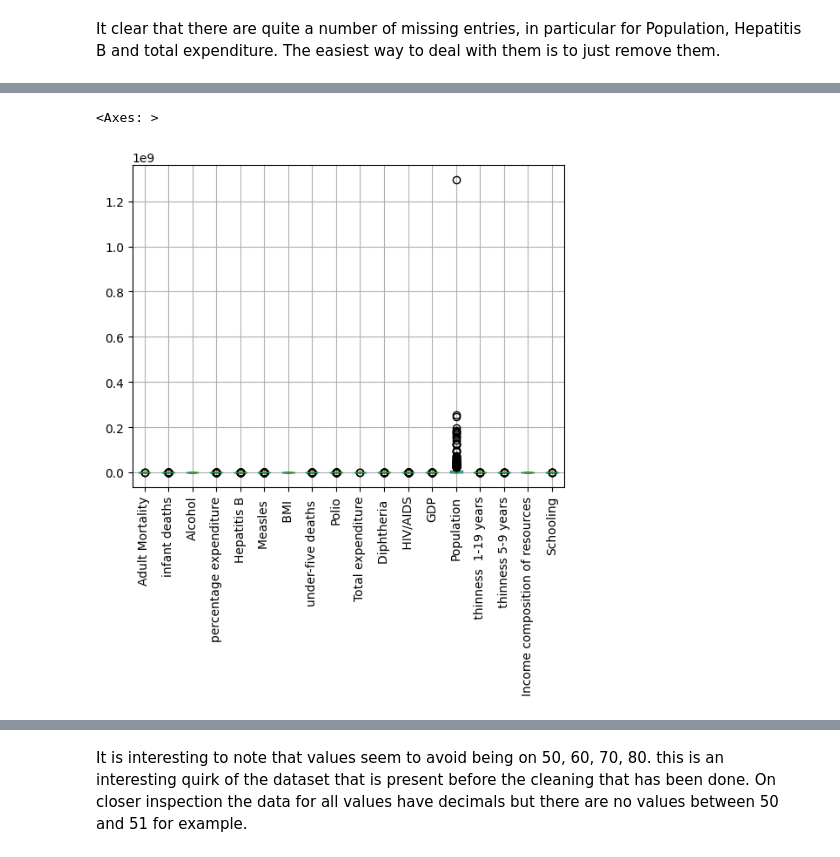
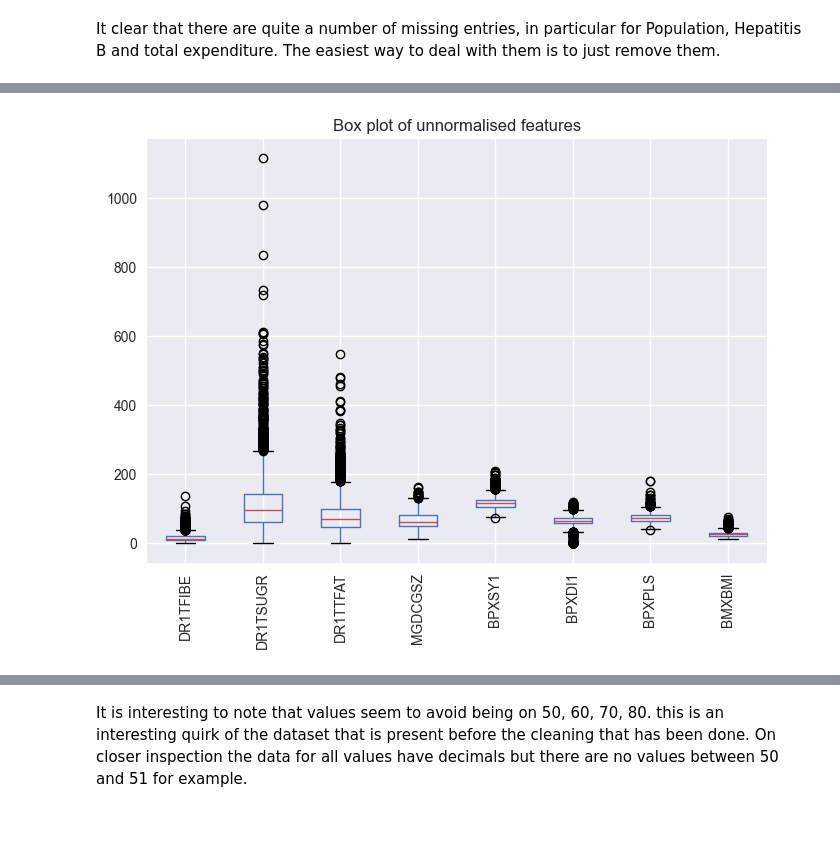
Before and after one commit to JoeOliverEvans/NHANES_PCA, a Jupyter notebook: main.ipynb, the cells around one changed output, grey strips where cells are left out. Cells and saved outputs as stored; diff of their text form; code cells hidden in the pictures; blank space fills up the shorter version.

```diff
--- a/main.ipynb
+++ b/main.ipynb
@@ -52,6 +33,6 @@ df.plot.scatter("Life expectancy ", "Year")
 # %% [markdown]
 Now remove certain columns from the original dataframe.
 # %%
-df_cleaned = df.drop(["Status", "Country"], axis=1)
+df_cleaned = df#.drop(["Status", "Country"], axis=1)
 df_cleaned
 # %% [output]
@@ -92,8 +67,12 @@ dtype: int64
 It clear that there are quite a number of missing entries, in particular for Population, Hepatitis B and total expenditure. The easiest way to deal with them is to just remove them.
 # %%
 df_cleaned = df_cleaned.dropna()
-plt.hist(df_cleaned["Year"],bins=15)
-df_cleaned = df_cleaned[df_cleaned["Year"]>2010]
-df_cleaned = df_cleaned.drop("Year", axis=1)
+plt.hist(df_cleaned["BPXSY1"],bins=15)
+'''df_cleaned = df_cleaned[df_cleaned["Year"]==2014]
+df_cleaned = df_cleaned.drop("Year", axis=1)'''
+df_cleaned.plot.scatter("BPXPLS", "MGDCGSZ")
+print(np.corrcoef((df_cleaned["BPXPLS"]-df_cleaned["BPXPLS"].mean())/df_cleaned["BPXPLS"].std(), (df_cleaned["MGDCGSZ"]-df_cleaned["MGDCGSZ"].mean())/df_cleaned["MGDCGSZ"].std()))
+
+plt.savefig('Figures/Scatterplot.png')
 #df_cleaned = df_cleaned.drop(df_cleaned["Year"]!=2015, axis=1)
 # %% [output]
@@ -103,4 +83,5 @@ First try to investigate the best predictor of life expectancy. Start by splitti
 # %%
-df_LifeExpectancy = df_cleaned["Life expectancy "]
-df_LifeExpectancy
+investigate = 'DR1TKCAL'
+df_ImportantFeature = df_cleaned[investigate]
+df_ImportantFeature
 # %% [output]
@@ -119,4 +101,4 @@ Name: Life expectancy , Length: 522, dtype: float64
 # %%
-df_cleaned = df_cleaned.drop("Life expectancy ", axis=1)
+df_cleaned = df_cleaned.drop(investigate, axis=1)
 df_cleaned
 # %% [output]
@@ -136,8 +119,10 @@ df_cleaned
 # %%
 df_cleaned.boxplot(rot=90)
+plt.title("Box plot of unnormalised features")
+plt.savefig("Figures/unnormboxplot.png", dpi=400, bbox_inches='tight')
+plt.show()
 # %% [output]
-<Axes: >
-[figure, old version]
+[figure, new version]
 # %%
 len(df)-len(df_cleaned)
 # %% [output]
```
Also changed, not shown: parts of 25 cells of this notebook, 12 other files.
